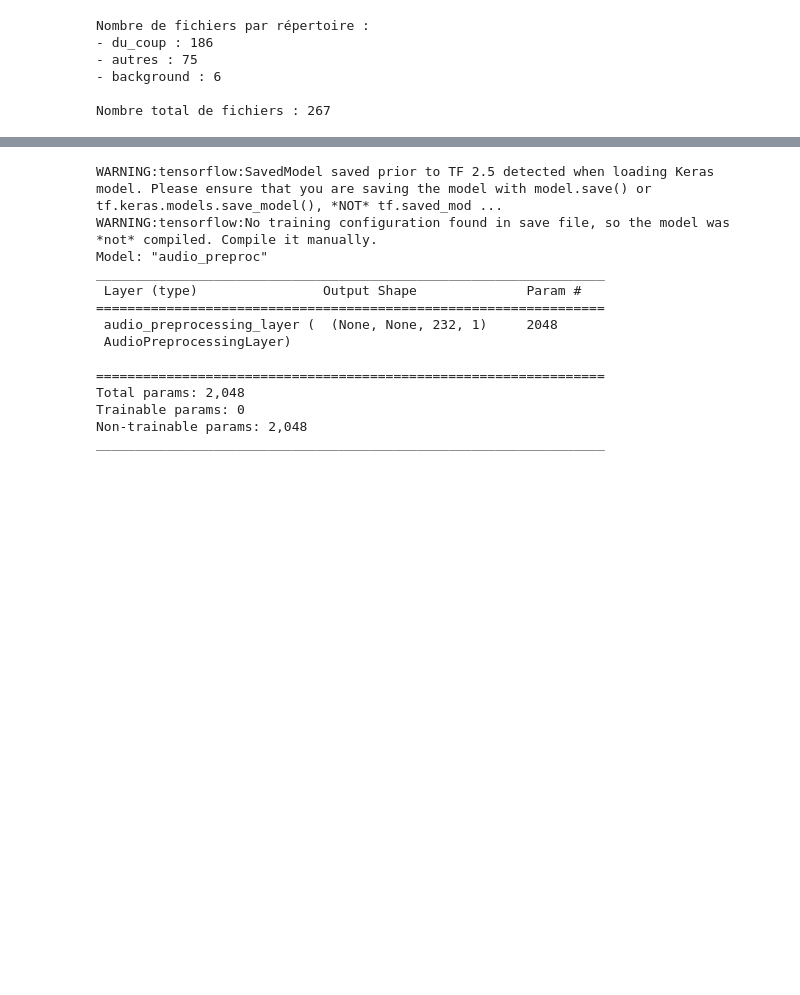
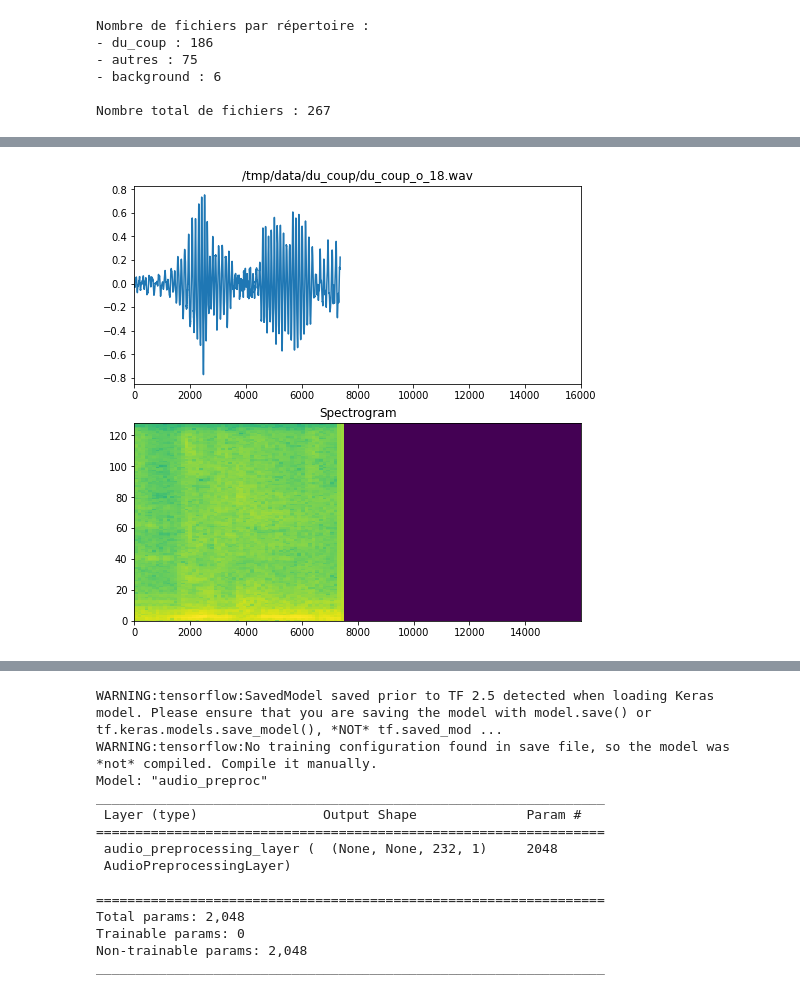
Before and after one commit to JulienGremillot/du_coup, a Jupyter notebook: du_coup_tfjs.ipynb, the cells around one changed output, grey strips where cells are left out. Cells and saved outputs as stored; diff of their text form; code cells hidden in the pictures; blank space fills up the shorter version.

```diff
--- a/du_coup_tfjs.ipynb
+++ b/du_coup_tfjs.ipynb
@@ -129,0 +314,8 @@ Nombre total de fichiers : 267
+# %%
+du_coup_files = os.listdir(os.path.join(data_dir, 'du_coup'))
+f = os.path.join(data_dir, 'du_coup', du_coup_files[0])
+wav, l = get_waveform_and_label(f)
+s = get_spectrogram(wav)
+show_wav_and_spectrogram(wav, s, f)
+# %% [output]
+[figure, added]
```
Also changed, not shown: parts of 26 cells of this notebook.
